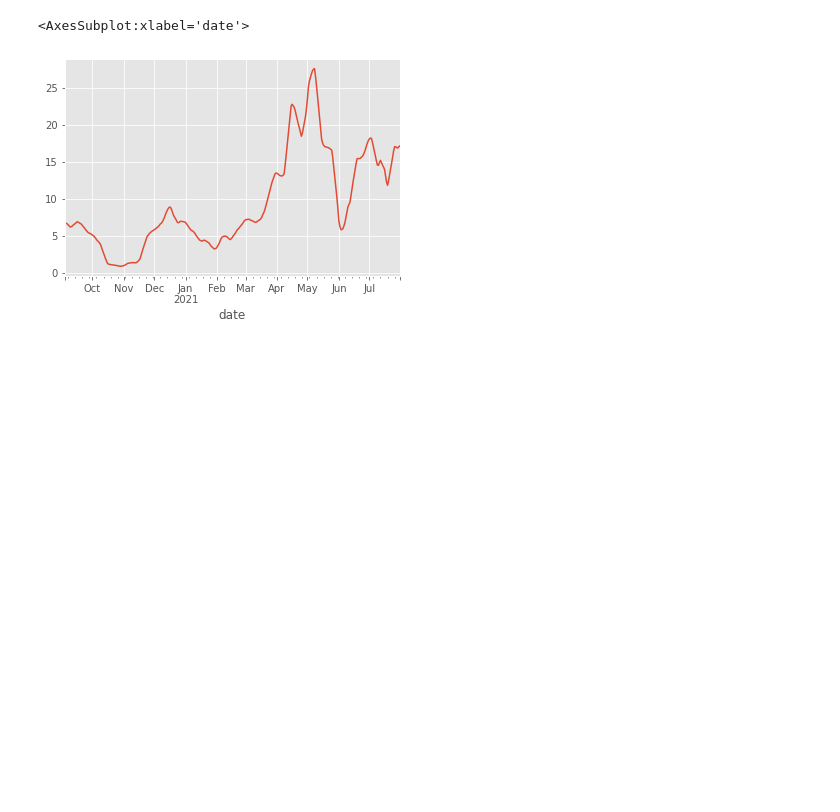
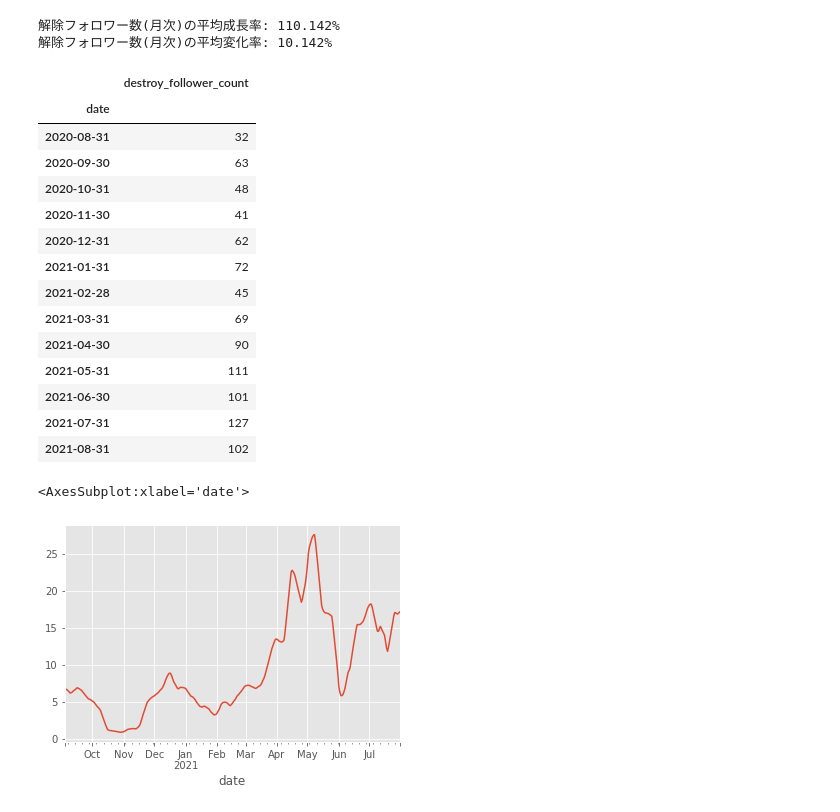
Before and after one commit to FooQoo/time-series-py, a Jupyter notebook: adhoc.ipynb, the cells around one changed output. Cells and saved outputs as stored; diff of their text form; code cells hidden in the pictures; blank space fills up the shorter version.

```diff
--- a/adhoc.ipynb
+++ b/adhoc.ipynb
@@ -9,3 +96,28 @@ df = pd.read_csv("./twitter.csv", index_col='date', parse_dates=True)[columns]
+# %%
+weeklyTimeSeries = df.destroy_follower_count.resample('M').sum()
+growths = getAverageGrowthRate(weeklyTimeSeries)
+
+print(f'解除フォロワー数(月次)の平均成長率: {growths*100:.3f}%')
+print(f'解除フォロワー数(月次)の平均変化率: {(growths - 1)*100:.3f}%')
+pd.DataFrame(weeklyTimeSeries)
+# %% [output]
+解除フォロワー数(月次)の平均成長率: 110.142%
+解除フォロワー数(月次)の平均変化率: 10.142%
+|  | destroy_follower_count |
+| date |  |
+| 2020-08-31 | 32 |
+| 2020-09-30 | 63 |
+| 2020-10-31 | 48 |
+| 2020-11-30 | 41 |
+| 2020-12-31 | 62 |
+| 2021-01-31 | 72 |
+| 2021-02-28 | 45 |
+| 2021-03-31 | 69 |
+| 2021-04-30 | 90 |
+| 2021-05-31 | 111 |
+| 2021-06-30 | 101 |
+| 2021-07-31 | 127 |
+| 2021-08-31 | 102 |
 # %%
 # 傾向変動
 def plotMovingAverage(timeSeries: pd.Series) -> pd.Series:
```
Also changed, not shown: parts of 7 cells of this notebook, 2 other files.
